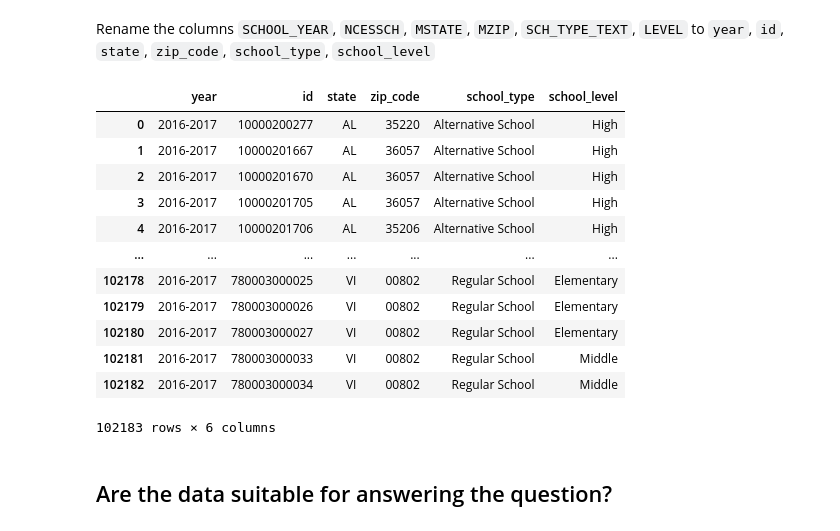
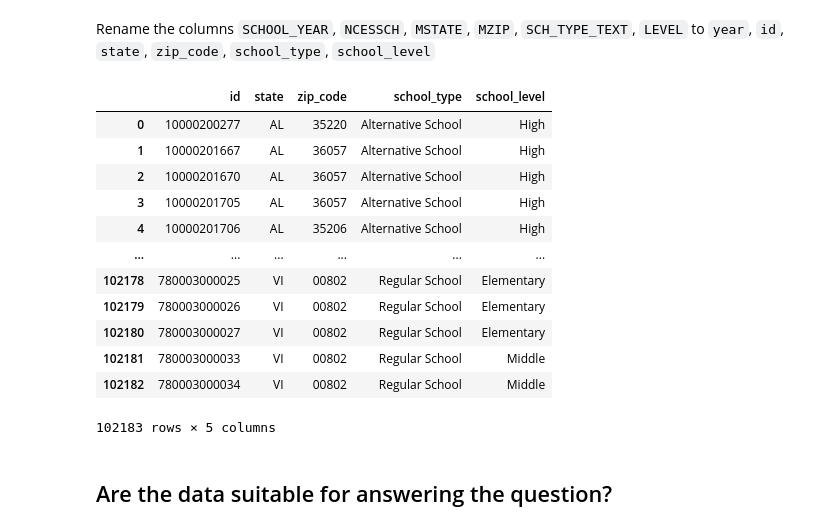
Before and after one commit to David-S-2002/Education-Project, a Jupyter notebook: David_Stanko_data_preparation_education.ipynb, the cells around one changed output. Cells and saved outputs as stored; diff of their text form; code cells hidden in the pictures.

```diff
--- a/David_Stanko_data_preparation_education.ipynb
+++ b/David_Stanko_data_preparation_education.ipynb
@@ -227,4 +235,4 @@ Keep the columns `SCHOOL_YEAR`, `NCESSCH`, `MSTATE`, `MZIP`, `SCH_TYPE_TEXT`, `L
 # %%
-school_info = school_info[["SCHOOL_YEAR", "NCESSCH", "MSTATE", "MZIP", "SCH_TYPE_TEXT", "LEVEL"]]
+school_info = school_info[["NCESSCH", "MSTATE", "MZIP", "SCH_TYPE_TEXT", "LEVEL"]]
 school_info
 # %% [output]
@@ -271,22 +279,22 @@ edgap
 # %% [markdown]
 Rename the columns `SCHOOL_YEAR`, `NCESSCH`, `MSTATE`, `MZIP`, `SCH_TYPE_TEXT`, `LEVEL` to `year`, `id`, `state`, `zip_code`, `school_type`, `school_level`
 # %%
-school_info = school_info.rename(columns={"SCHOOL_YEAR":"year", "NCESSCH":"id", "MSTATE":"state", "MZIP":"zip_code", "SCH_TYPE_TEXT":"school_type", "LEVEL":"school_level"})
+school_info = school_info.rename(columns={"NCESSCH":"id", "MSTATE":"state", "MZIP":"zip_code", "SCH_TYPE_TEXT":"school_type", "LEVEL":"school_level"})
 school_info
 # %% [output]
-|  | year | id | state | zip_code | school_type | school_level |
-| 0 | 2016-2017 | 10000200277 | AL | 35220 | Alternative School | High |
-| 1 | 2016-2017 | 10000201667 | AL | 36057 | Alternative School | High |
-| 2 | 2016-2017 | 10000201670 | AL | 36057 | Alternative School | High |
-| 3 | 2016-2017 | 10000201705 | AL | 36057 | Alternative School | High |
-| 4 | 2016-2017 | 10000201706 | AL | 35206 | Alternative School | High |
-| ... | ... | ... | ... | ... | ... | ... |
-| 102178 | 2016-2017 | 780003000025 | VI | 00802 | Regular School | Elementary |
-| 102179 | 2016-2017 | 780003000026 | VI | 00802 | Regular School | Elementary |
-| 102180 | 2016-2017 | 780003000027 | VI | 00802 | Regular School | Elementary |
-| 102181 | 2016-2017 | 780003000033 | VI | 00802 | Regular School | Middle |
-| 102182 | 2016-2017 | 780003000034 | VI | 00802 | Regular School | Middle |
+|  | id | state | zip_code | school_type | school_level |
+| 0 | 10000200277 | AL | 35220 | Alternative School | High |
+| 1 | 10000201667 | AL | 36057 | Alternative School | High |
+| 2 | 10000201670 | AL | 36057 | Alternative School | High |
+| 3 | 10000201705 | AL | 36057 | Alternative School | High |
+| 4 | 10000201706 | AL | 35206 | Alternative School | High |
+| ... | ... | ... | ... | ... | ... |
+| 102178 | 780003000025 | VI | 00802 | Regular School | Elementary |
+| 102179 | 780003000026 | VI | 00802 | Regular School | Elementary |
+| 102180 | 780003000027 | VI | 00802 | Regular School | Elementary |
+| 102181 | 780003000033 | VI | 00802 | Regular School | Middle |
+| 102182 | 780003000034 | VI | 00802 | Regular School | Middle |
-102183 rows × 6 columns
+102183 rows × 5 columns
 # %% [markdown]
 ## Are the data suitable for answering the question?
 # %% [markdown]
```
Also changed, not shown: parts of 17 cells of this notebook, 2 other files.
